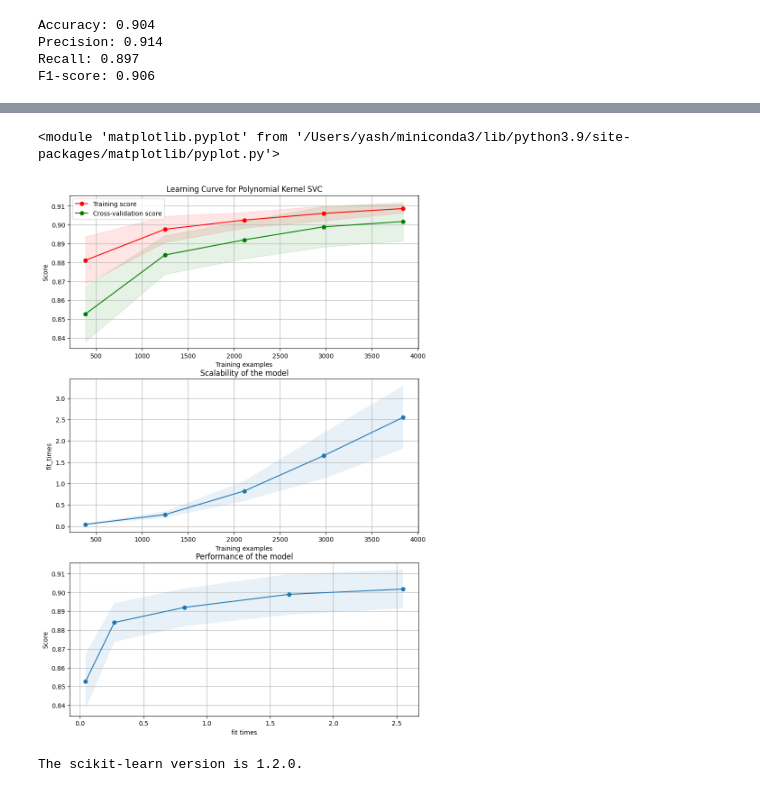
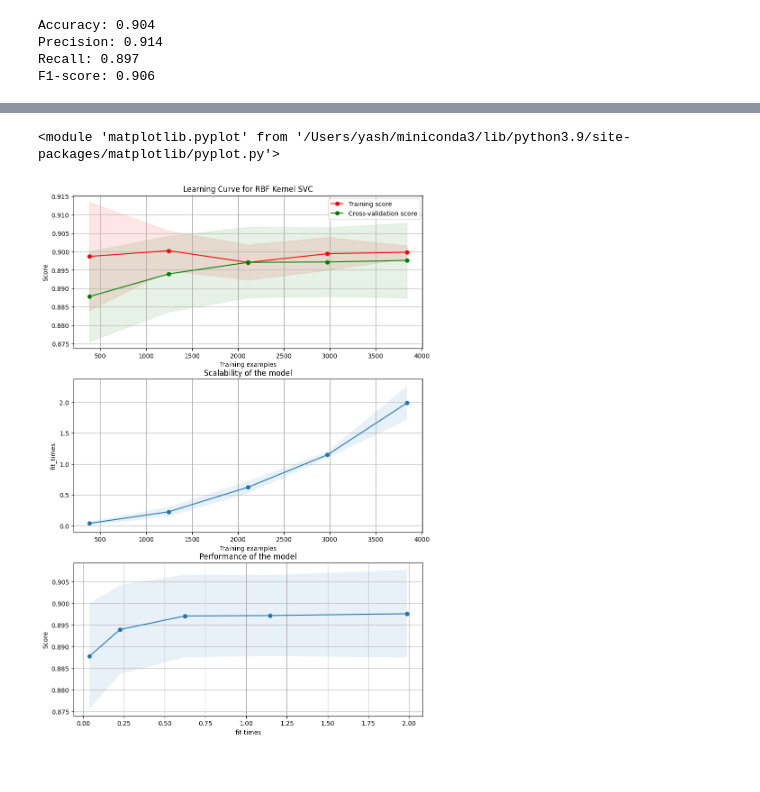
Before and after one commit to yshv/Binary-and-Multiclass-Facial-Recognition, a Jupyter notebook: A2/SVM_smile.ipynb, the cells around one changed output, grey strips where cells are left out. Drawn from its saved outputs; the diff is of its cells as text; code cells hidden in the pictures.

```diff
--- a/A2/SVM_smile.ipynb
+++ b/A2/SVM_smile.ipynb
@@ -292,7 +272,7 @@ F1-score: 0.906
 from sklearn.metrics import accuracy_score, precision_score, recall_score, f1_score
 
 # Create a dictionary containing the optimal hyperparameters
-optimal_poly_params = {'C': 0.6892612104349695, 'coef0': 3.1622776601683795, 'degree': 2, 'kernel': 'poly'}
+optimal_poly_params = {'kernel': 'poly', 'degree': 3, 'coef0': 3.1622776601683795, 'C': 0.05336699231206307}
 
 # Create an instance of SVM with polynomial kernel and the optimal hyperparameters
 poly_svm = SVC(**optimal_poly_params)
@@ -412,7 +392,7 @@ title = "Learning Curve Linear Kernel SVC"
 
 # Cross validation with 100 iterations to get smoother mean test and train
 # score curves, each time with 20% data randomly selected as a validation set.
-cv = ShuffleSplit(n_splits=50, test_size=0.2, random_state=0)
+cv = ShuffleSplit(n_splits=10, test_size=0.2, random_state=0)
 plot_learning_curve(linear_svm, title, features_train, labels_train, axes=axes,
                     ylim=(0.7, 1.01), cv = cv)
 # %% [output]
@@ -431,14 +411,10 @@ plot_learning_curve(poly_svm, title, features_train, labels_train, axes=axes,
 # %%
 fig, axes = plt.subplots(3, 1, figsize=(10, 15))
 
-title = "Learning Curve for Polynomial Kernel SVC"
+title = "Learning Curve for RBF Kernel SVC"
 
 plot_learning_curve(rbf_svm, title, features_train, labels_train, axes=axes,
                     ylim=(0.7, 1.01), cv = cv)
 # %% [output]
 <module 'matplotlib.pyplot' from '/Users/yash/miniconda3/lib/python3.9/site-packages/matplotlib/pyplot.py'>
-[figure, old version]
+[figure, new version]
-# %%
-print('The scikit-learn version is {}.'.format(sklearn.__version__))
-# %% [output]
-The scikit-learn version is 1.2.0.
```
Also changed, not shown: parts of 14 cells of this notebook, 3 other files.
